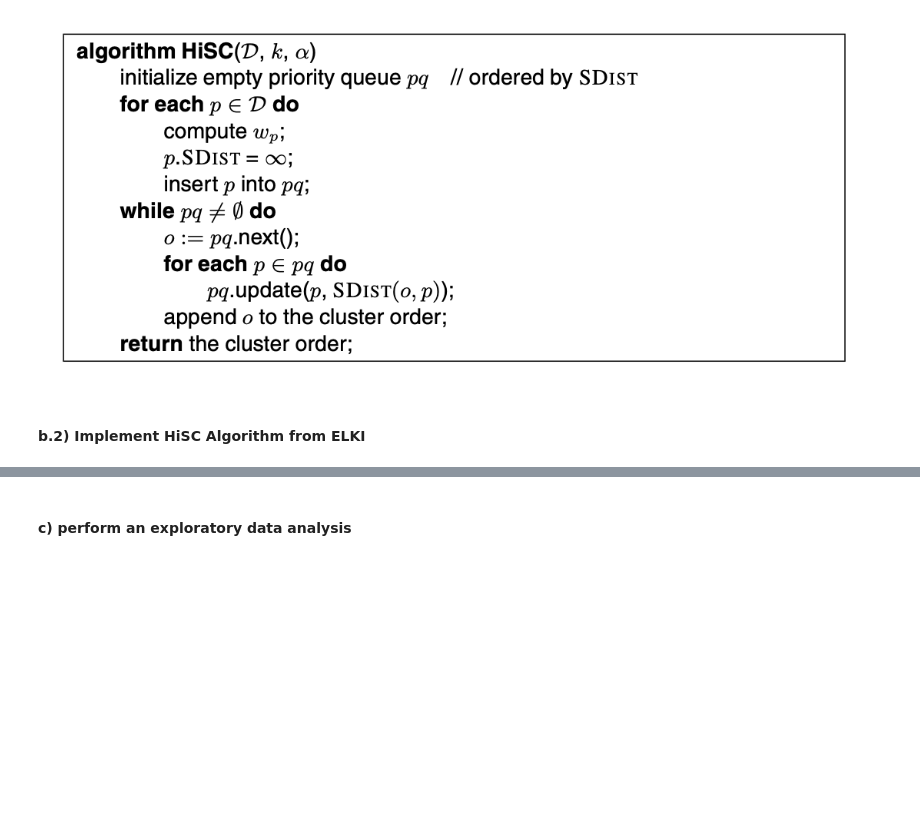
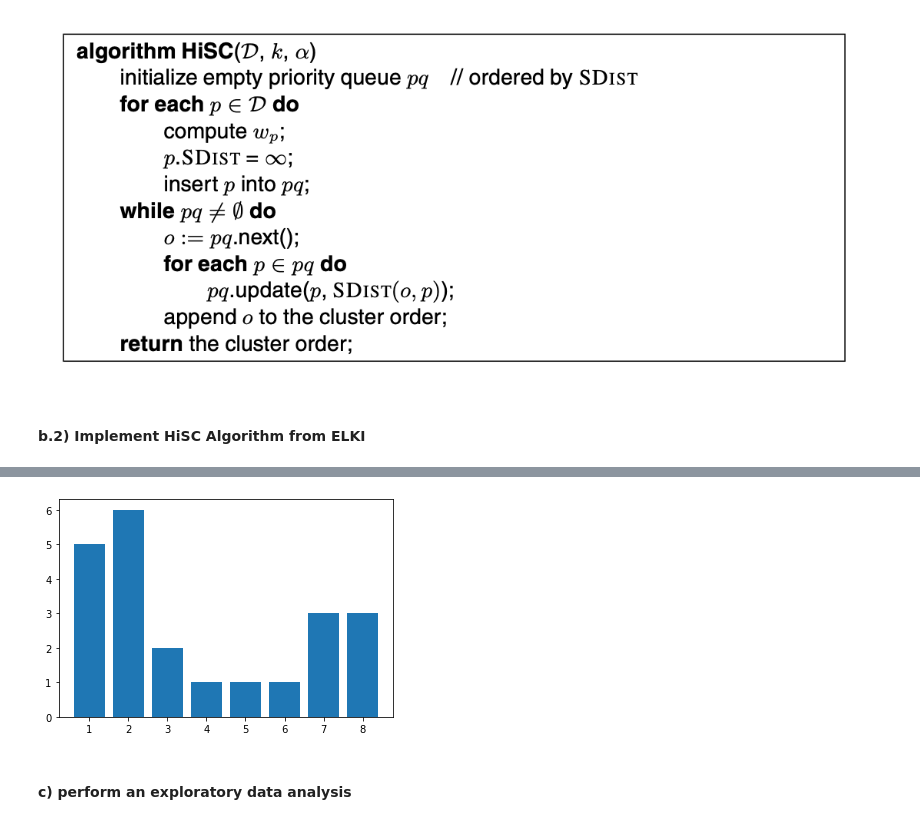
Before and after one commit to maxf-at/data_mining_group9, a Jupyter notebook: HiSC/HiSC.ipynb, the cells around one changed output, grey strips where cells are left out. Drawn from its saved outputs; the diff is of its cells as text; code cells hidden in the pictures; blank space fills up the shorter version.

```diff
--- a/HiSC/HiSC.ipynb
+++ b/HiSC/HiSC.ipynb
@@ -128,3 +253,33 @@ Image("Subspace_distance.png")
+# %%
+def d2(data, wp, p, q):
+    """
+    Input:
+        wp (np.array) - a matrix containing all the subspace preference
+        vectors in its rows
+        p, q (int) - indices indicating which wp's to compare.
+        data, np array of shape (n, dimensions), where each row is a data
+        point.
+    Output:
+        d2 (int) as defined in defition 4
+
+    !!! again sth different than in the paper, see below
+    """
+    # inverse combined preference vector
+#    wp_inv = np.logical_not( np.logical_and( wp[p], wp[q]))
+
+    # !!!!! here they said in the paper the inverse should be used, but in the
+    # !!!!! implementation they did not use the inverse
+    wp_inv = np.logical_and( wp[p], wp[q])
+    # return euclidian distance weighted by inverse combined pref vec
+    return (np.sum( (data[p] - data[q])**2 * wp_inv ))**(1/2)
+
+# ## Testing
+# data = X_basic
+# wp = wp_basic
+# p = 0
+# q = 1
+# alpha = alpha_basic
+# print(d2(data, wp, p, q))
 # %%
 # perform HiSC
 from IPython.display import Image
@@ -138,3 +412,18 @@ Image("HiSC.png")
+# %%
+import matplotlib.pyplot as plt
+
+def reachability_plot(cluster_ordering):
+    """
+    #TODO: improve, e.g. color by label
+    """
+    sub_dists = [d[0] for d in cluster_ordering]
+
+    fig, ax = plt.subplots()
+    plt.bar(range(len(cluster_ordering)), sub_dists)
+
+reachability_plot(clus_ord)
+# %% [output]
+[figure, added]
 # %%
 ##TODO Comparison in Report
 # %%
```
Also changed, not shown: parts of 8 cells of this notebook.
